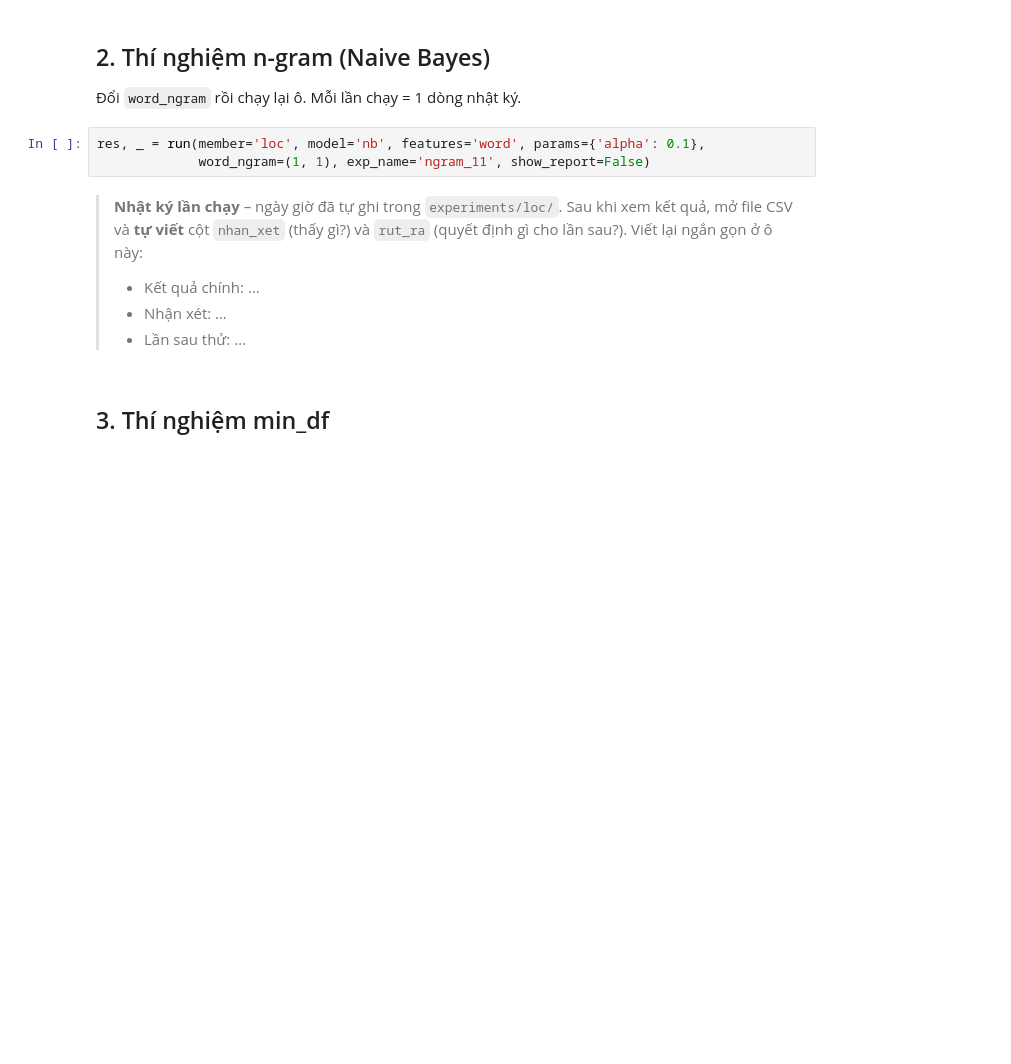
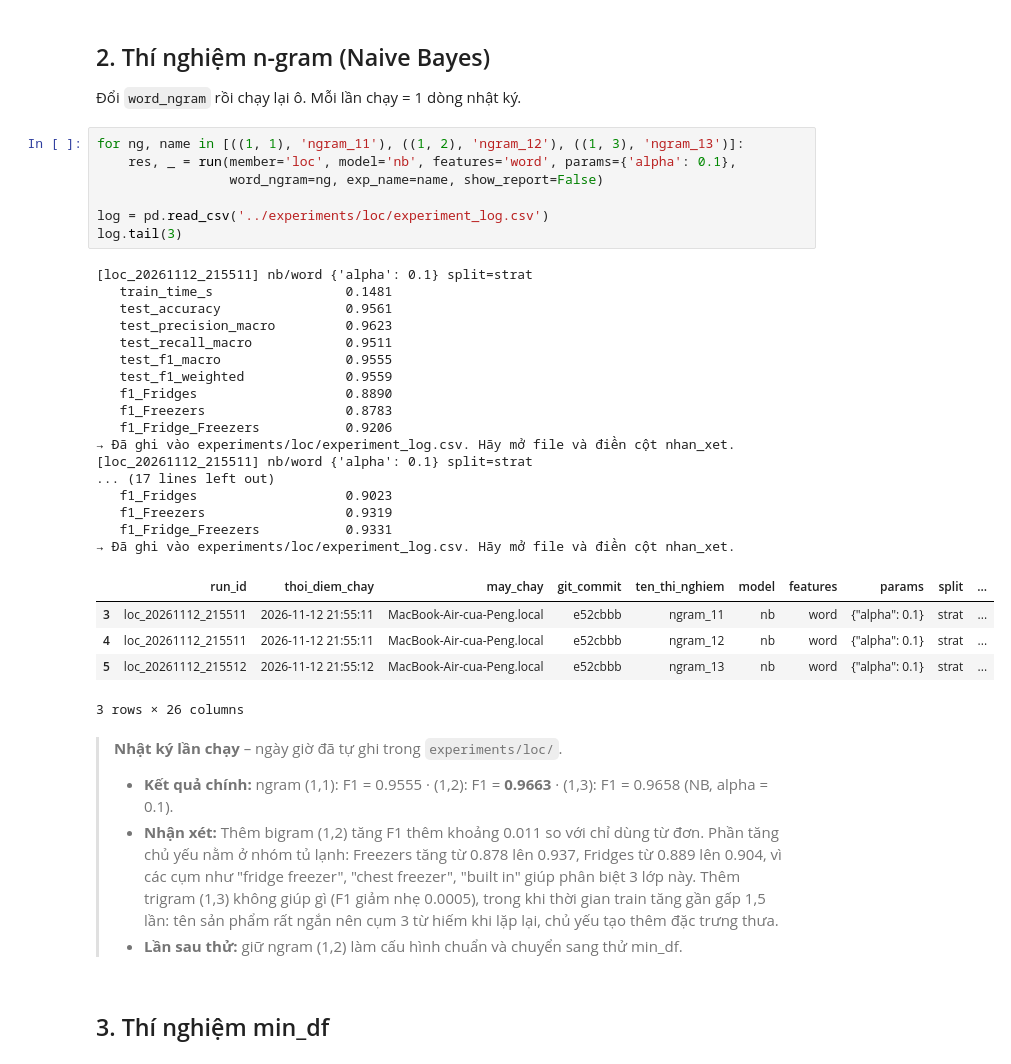
Before and after one commit to locphat13579-jpg/SGU26_MAYHOC, a Jupyter notebook: DoAnCuoiKy_Nhom06/notebooks/04_Loc_TienXuLy_NB_LR.ipynb, the cells around one changed output. Saved outputs shown, nothing was run; the diff lists cells and outputs as text; blank space fills up the shorter version.

```diff
--- a/DoAnCuoiKy_Nhom06/notebooks/04_Loc_TienXuLy_NB_LR.ipynb
+++ b/DoAnCuoiKy_Nhom06/notebooks/04_Loc_TienXuLy_NB_LR.ipynb
@@ -80,14 +80,41 @@ for t in df.title.sample(8, random_state=0):
 ## 2. Thí nghiệm n-gram (Naive Bayes)
 Đổi `word_ngram` rồi chạy lại ô. Mỗi lần chạy = 1 dòng nhật ký.
 # %%
-res, _ = run(member='loc', model='nb', features='word', params={'alpha': 0.1},
-             word_ngram=(1, 1), exp_name='ngram_11', show_report=False)
+for ng, name in [((1, 1), 'ngram_11'), ((1, 2), 'ngram_12'), ((1, 3), 'ngram_13')]:
+    res, _ = run(member='loc', model='nb', features='word', params={'alpha': 0.1},
+                 word_ngram=ng, exp_name=name, show_report=False)
+
+log = pd.read_csv('../experiments/loc/experiment_log.csv')
+log.tail(3)
+# %% [output]
+[loc_20261112_215511] nb/word {'alpha': 0.1} split=strat
+   train_time_s                 0.1481
+   test_accuracy                0.9561
+   test_precision_macro         0.9623
+   test_recall_macro            0.9511
+   test_f1_macro                0.9555
+   test_f1_weighted             0.9559
+   f1_Fridges                   0.8890
+   f1_Freezers                  0.8783
+   f1_Fridge_Freezers           0.9206
+→ Đã ghi vào experiments/loc/experiment_log.csv. Hãy mở file và điền cột nhan_xet.
+[loc_20261112_215511] nb/word {'alpha': 0.1} split=strat
+... (17 lines left out)
+   f1_Fridges                   0.9023
+   f1_Freezers                  0.9319
+   f1_Fridge_Freezers           0.9331
+→ Đã ghi vào experiments/loc/experiment_log.csv. Hãy mở file và điền cột nhan_xet.
+|  | run_id | thoi_diem_chay | may_chay | git_commit | ten_thi_nghiem | model | features | params | split | ... |
+| 3 | loc_20261112_215511 | 2026-11-12 21:55:11 | MacBook-Air-cua-Peng.local | e52cbbb | ngram_11 | nb | word | {"alpha": 0.1} | strat | ... |
+| 4 | loc_20261112_215511 | 2026-11-12 21:55:11 | MacBook-Air-cua-Peng.local | e52cbbb | ngram_12 | nb | word | {"alpha": 0.1} | strat | ... |
+| 5 | loc_20261112_215512 | 2026-11-12 21:55:12 | MacBook-Air-cua-Peng.local | e52cbbb | ngram_13 | nb | word | {"alpha": 0.1} | strat | ... |
+3 rows × 26 columns
 # %% [markdown]
-> **Nhật ký lần chạy** – ngày giờ đã tự ghi trong `experiments/loc/`. Sau khi xem kết quả, mở file CSV và **tự viết** cột `nhan_xet` (thấy gì?) và `rut_ra` (quyết định gì cho lần sau?). Viết lại ngắn gọn ở ô này:
+> **Nhật ký lần chạy** – ngày giờ đã tự ghi trong `experiments/loc/`.
 >
-> - Kết quả chính: …
-> - Nhận xét: …
-> - Lần sau thử: …
+> - **Kết quả chính:** ngram (1,1): F1 = 0.9555 · (1,2): F1 = **0.9663** · (1,3): F1 = 0.9658 (NB, alpha = 0.1).
+> - **Nhận xét:** Thêm bigram (1,2) tăng F1 thêm khoảng 0.011 so với chỉ dùng từ đơn. Phần tăng chủ yếu nằm ở nhóm tủ lạnh: Freezers tăng từ 0.878 lên 0.937, Fridges từ 0.889 lên 0.904, vì các cụm như "fridge freezer", "chest freezer", "built in" giúp phân biệt 3 lớp này. Thêm trigram (1,3) không giúp gì (F1 giảm nhẹ 0.0005), trong khi thời gian train tăng gần gấp 1,5 lần: tên sản phẩm rất ngắn nên cụm 3 từ hiếm khi lặp lại, chủ yếu tạo thêm đặc trưng thưa.
+> - **Lần sau thử:** giữ ngram (1,2) làm cấu hình chuẩn và chuyển sang thử min_df.
 # %% [markdown]
 ## 3. Thí nghiệm min_df
 # %%
```
Also changed, not shown: parts of 9 cells of this notebook, 24 other files.
